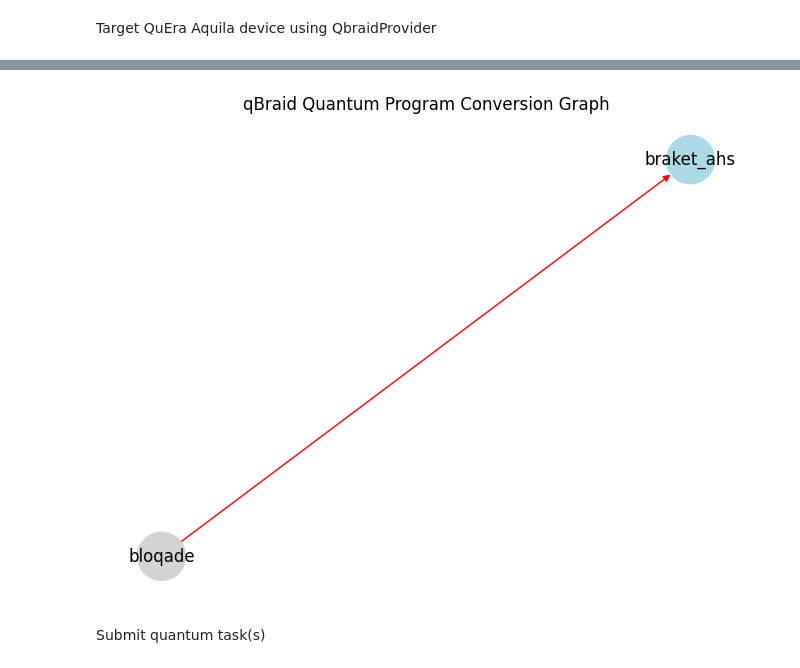
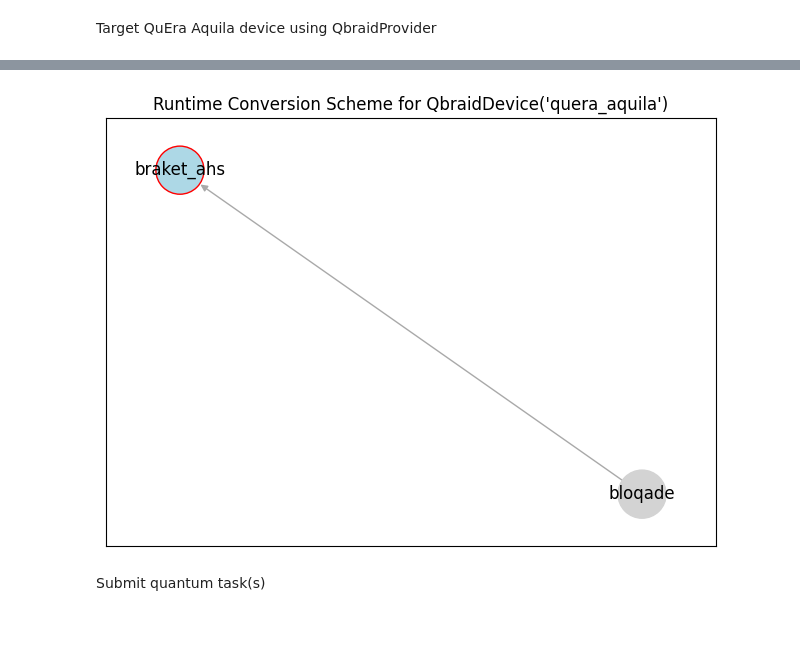
Before and after one commit to qBraid/qbraid-lab-demo, a Jupyter notebook: qbraid_sdk/qbraid_runtime_bloqade_aquila.ipynb, the cells around one changed output, grey strips where cells are left out. Drawn from its saved outputs; the diff is of its cells as text; code cells hidden in the pictures; blank space fills up the shorter version.

```diff
--- a/qbraid_sdk/qbraid_runtime_bloqade_aquila.ipynb
+++ b/qbraid_sdk/qbraid_runtime_bloqade_aquila.ipynb
@@ -68,8 +51,6 @@ QPROGRAM_REGISTRY
-# %%
-graph = ConversionGraph()
-
-graph.plot(experiment_type=ExperimentType.AHS)
-# %% [output]
-[figure, removed]
+# %%
+plot_runtime_conversion_scheme(device)
+# %% [output]
+[figure, added]
 # %% [markdown]
 Submit quantum task(s)
```
Also changed, not shown: parts of 11 cells of this notebook, 1 other file.
